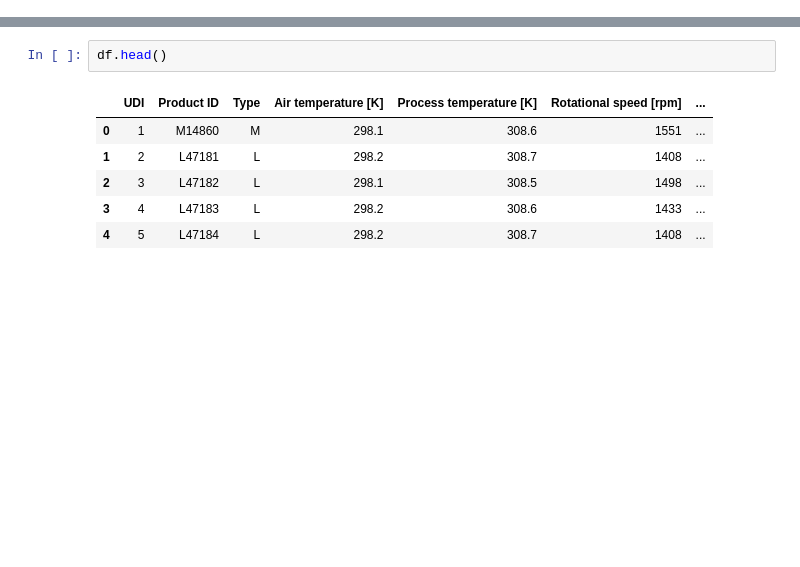
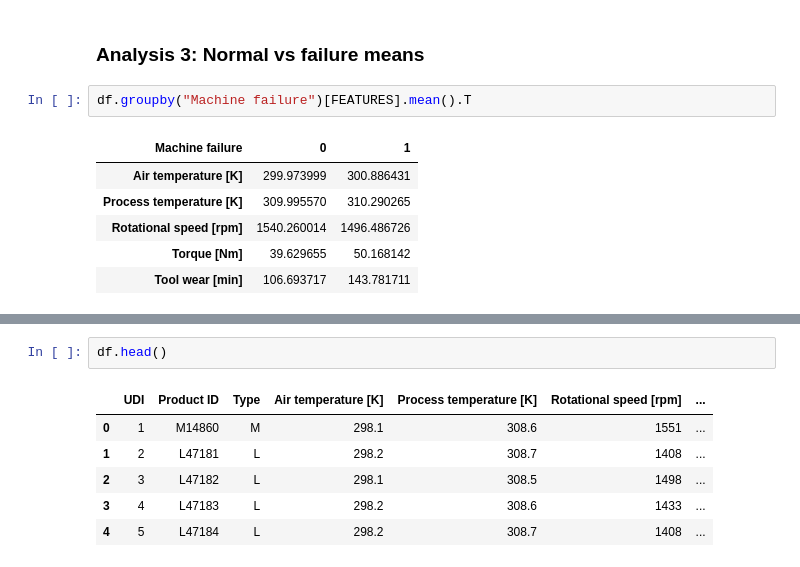
Before and after one commit to shambhavishanbhag1910/anomaly-detection, a Jupyter notebook: notebooks/02_eda.ipynb, the cells around one changed output, grey strips where cells are left out. Drawn from its saved outputs; the diff is of its cells as text; blank space fills up the shorter version.

```diff
--- a/notebooks/02_eda.ipynb
+++ b/notebooks/02_eda.ipynb
@@ -5,0 +43,11 @@ df = pd.read_csv("D:/Deep Learning/Anomaly Detection/data/predictive_maintenance
+# %% [markdown]
+### Analysis 3: Normal vs failure means
+# %%
+df.groupby("Machine failure")[FEATURES].mean().T
+# %% [output]
+| Machine failure | 0 | 1 |
+| Air temperature [K] | 299.973999 | 300.886431 |
+| Process temperature [K] | 309.995570 | 310.290265 |
+| Rotational speed [rpm] | 1540.260014 | 1496.486726 |
+| Torque [Nm] | 39.629655 | 50.168142 |
+| Tool wear [min] | 106.693717 | 143.781711 |
```
Also changed, not shown: parts of 14 cells of this notebook, 11 other files.
